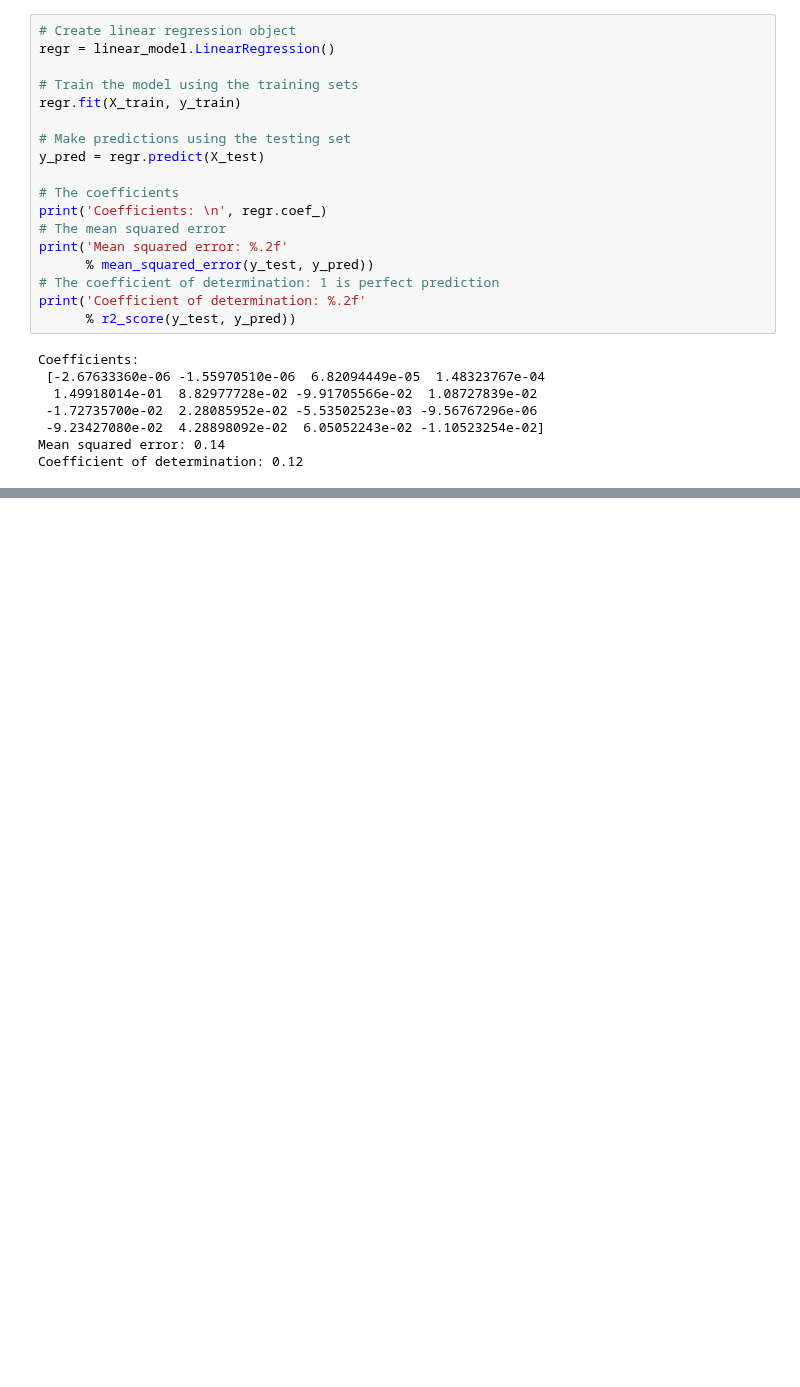
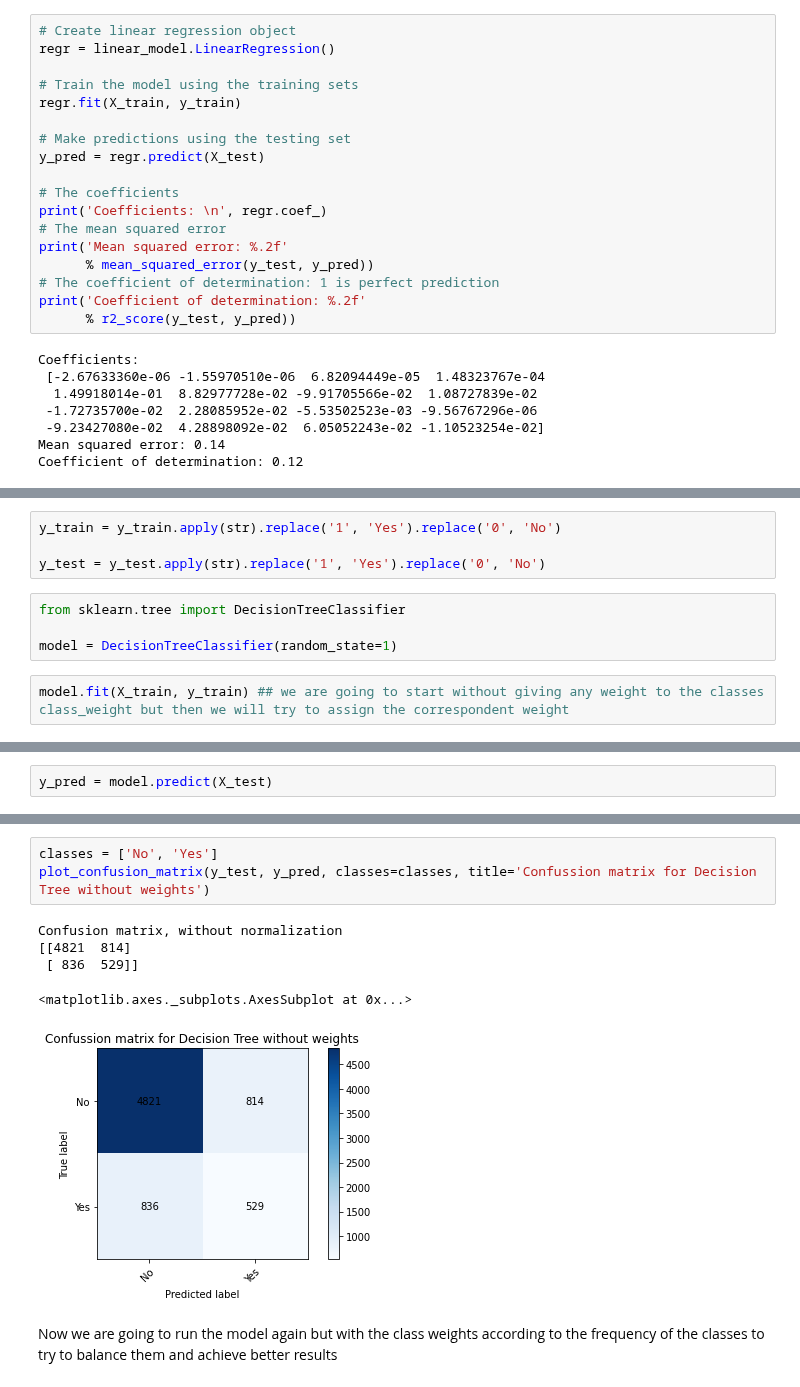
Before and after one commit to sarasabino/Accident_Rate_Project, a Jupyter notebook: Src/Notebooks/Model_selection.ipynb, the cells around one changed output, grey strips where cells are left out. Cells and saved outputs as stored; diff of their text form; blank space fills up the shorter version.

```diff
--- a/Src/Notebooks/Model_selection.ipynb
+++ b/Src/Notebooks/Model_selection.ipynb
@@ -153,0 +178,10 @@ def plot_confusion_matrix(y_true, y_pred, classes,
+# %%
+y_train = y_train.apply(str).replace('1', 'Yes').replace('0', 'No')
+
+y_test = y_test.apply(str).replace('1', 'Yes').replace('0', 'No')
+# %%
+from sklearn.tree import DecisionTreeClassifier
+
+model = DecisionTreeClassifier(random_state=1)
+# %%
+model.fit(X_train, y_train) ## we are going to start without giving any weight to the classes class_weight but then we will try to assign the correspondent weight
@@ -153,0 +195,2 @@ def plot_confusion_matrix(y_true, y_pred, classes,
+# %%
+y_pred = model.predict(X_test)
@@ -153,0 +237,11 @@ def plot_confusion_matrix(y_true, y_pred, classes,
+# %%
+classes = ['No', 'Yes']
+plot_confusion_matrix(y_test, y_pred, classes=classes, title='Confussion matrix for Decision Tree without weights')
+# %% [output]
+Confusion matrix, without normalization
+[[4821  814]
+ [ 836  529]]
+<matplotlib.axes._subplots.AxesSubplot at 0x...>
+[figure, added]
+# %% [markdown]
+Now we are going to  run the model again but with the class weights according to the frequency of the classes to try to balance them and achieve better results
```
Also changed, not shown: parts of 36 cells of this notebook.
